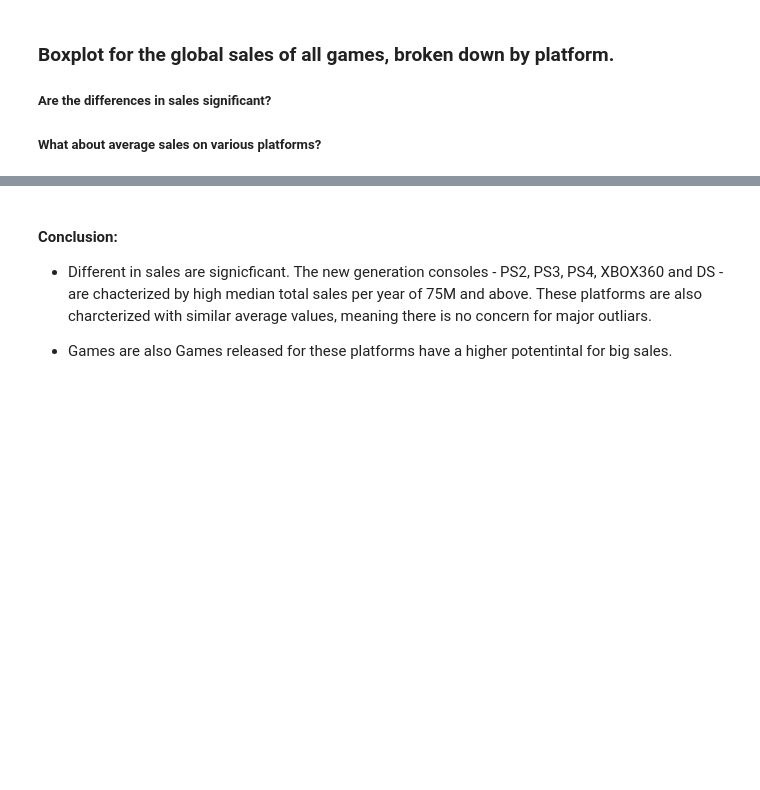
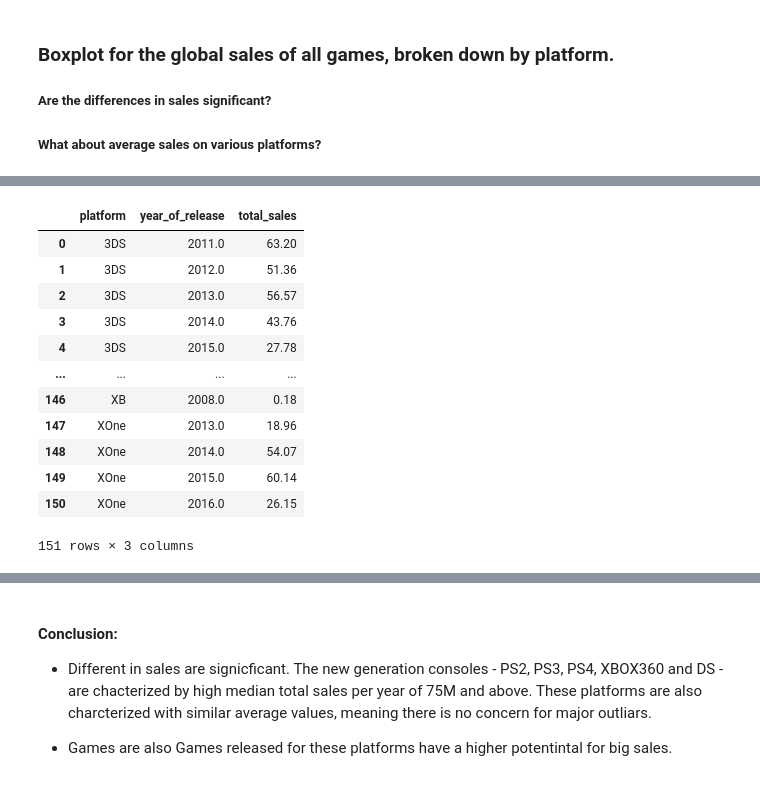
Before and after one commit to NadavNavon/practicum, a Jupyter notebook: 05_Inegrated_Project_01/integrated_project_01.ipynb, the cells around one changed output, grey strips where cells are left out. Drawn from its saved outputs; the diff is of its cells as text; code cells hidden in the pictures; blank space fills up the shorter version.

```diff
--- a/05_Inegrated_Project_01/integrated_project_01.ipynb
+++ b/05_Inegrated_Project_01/integrated_project_01.ipynb
@@ -1070,0 +1254,16 @@ plt.title("Platforms Total Sales Boxplots", fontdict = {'size':15});
+# %%
+platform_sales
+# %% [output]
+|  | platform | year_of_release | total_sales |
+| 0 | 3DS | 2011.0 | 63.20 |
+| 1 | 3DS | 2012.0 | 51.36 |
+| 2 | 3DS | 2013.0 | 56.57 |
+| 3 | 3DS | 2014.0 | 43.76 |
+| 4 | 3DS | 2015.0 | 27.78 |
+| ... | ... | ... | ... |
+| 146 | XB | 2008.0 | 0.18 |
+| 147 | XOne | 2013.0 | 18.96 |
+| 148 | XOne | 2014.0 | 54.07 |
+| 149 | XOne | 2015.0 | 60.14 |
+| 150 | XOne | 2016.0 | 26.15 |
+151 rows × 3 columns
```
Also changed, not shown: parts of 30 cells of this notebook, 16 other files.
